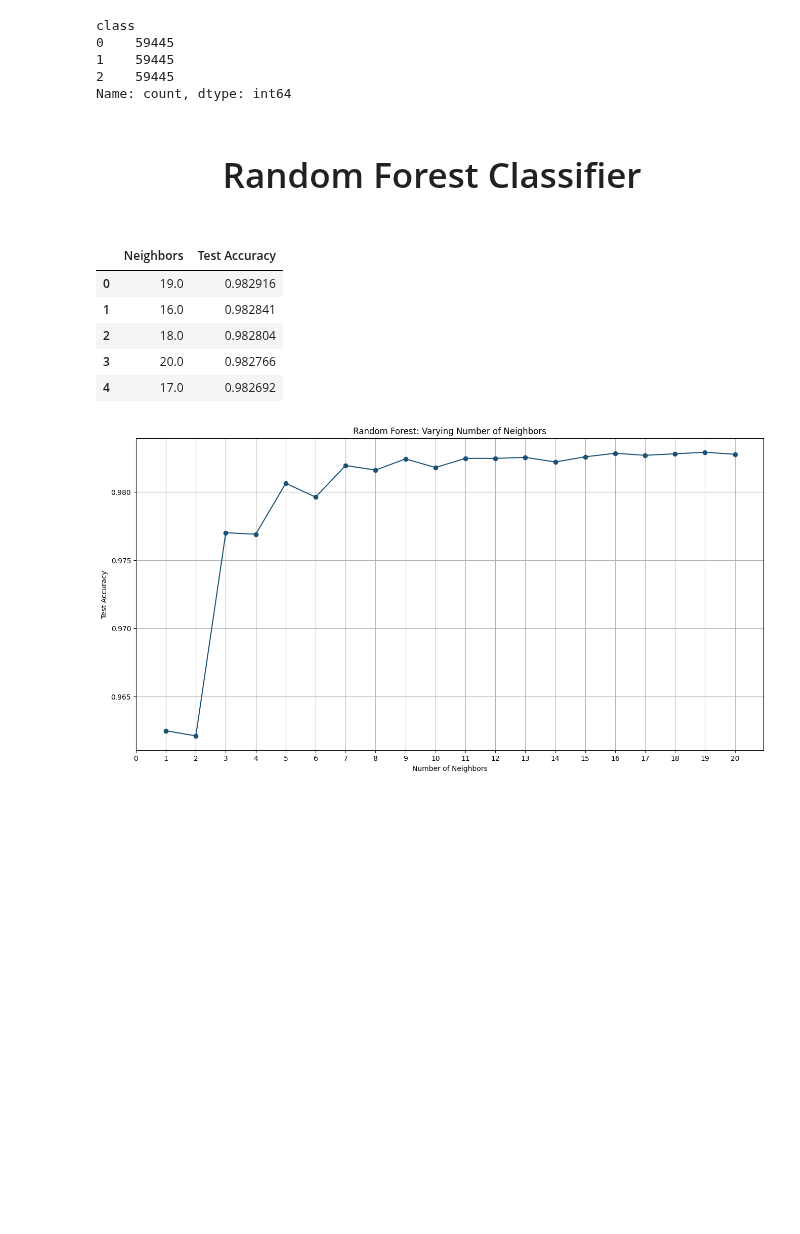
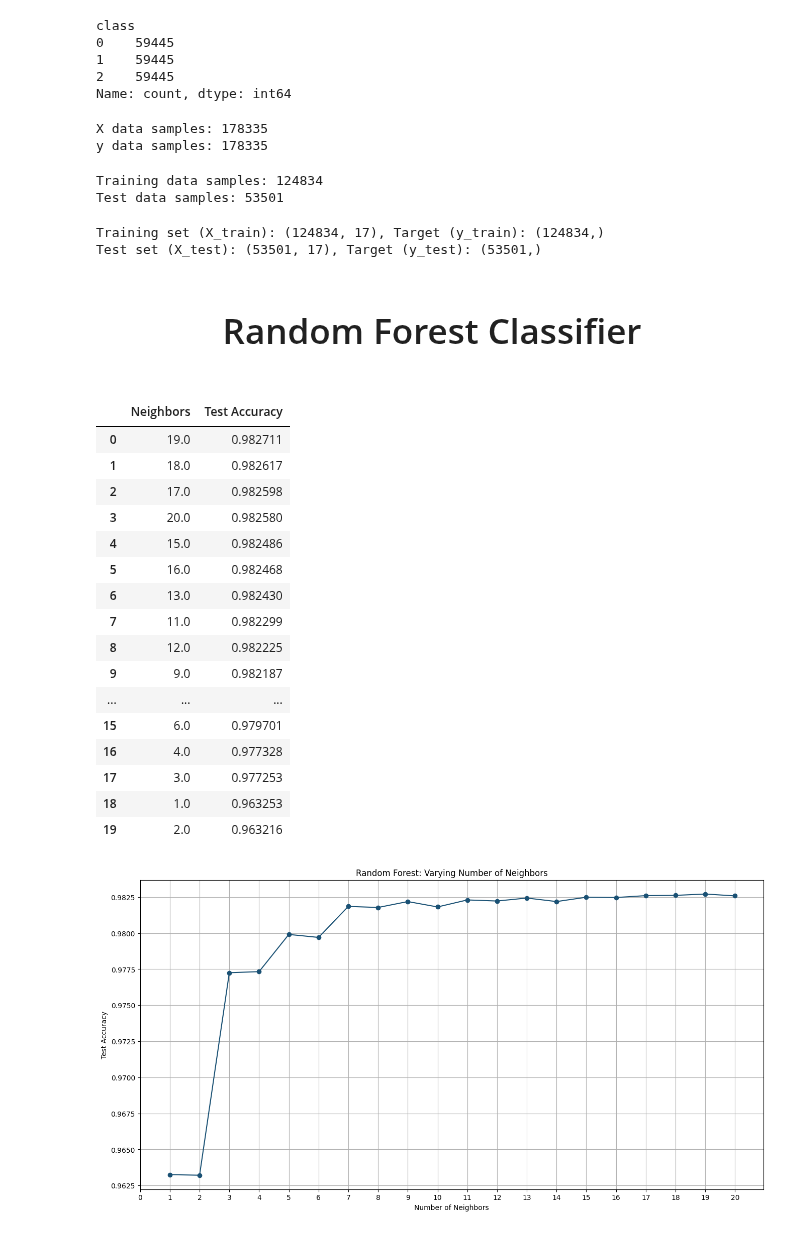
Before and after one commit to Mortti11/Deep_Learning, a Jupyter notebook: classification/RandomForest.ipynb, the cells around one changed output. Drawn from its saved outputs; the diff is of its cells as text; code cells hidden in the pictures; blank space fills up the shorter version.

Commit message:
Curve randomforest

```diff
--- a/classification/RandomForest.ipynb
+++ b/classification/RandomForest.ipynb
@@ -93,10 +112,29 @@ class
 1    59445
 2    59445
 Name: count, dtype: int64
+# %%
+print(f"X data samples: {len(X)}")
+print(f"y data samples: {len(y)}")
+# %% [output]
+X data samples: 178335
+y data samples: 178335
 # %%
 # Splitting the data into train, val and test
-X_train, X_temp, y_train, y_temp = train_test_split(X, y, test_size = 0.3, random_state = 42)
-X_val, X_test, y_val, y_test = train_test_split(X_temp, y_temp, test_size = 0.5, random_state = 42)
+X_train, X_test, y_train, y_test = train_test_split(X, y, test_size = 0.30, random_state = 42)
+# %%
+# Displaying the number of samples in each data split
+print(f"Training data samples: {len(X_train)}")
+print(f"Test data samples: {len(X_test)}")
+# %% [output]
+Training data samples: 124834
+Test data samples: 53501
+# %%
+# Displaying the shape of each data split (features and target variables)
+print(f"Training set (X_train): {X_train.shape}, Target (y_train): {y_train.shape}")
+print(f"Test set (X_test): {X_test.shape}, Target (y_test): {y_test.shape}")
+# %% [output]
+Training set (X_train): (124834, 17), Target (y_train): (124834,)
+Test set (X_test): (53501, 17), Target (y_test): (53501,)
 # %%
 # Scaling the data
 sc = StandardScaler()
@@ -119,24 +157,37 @@ scaler = RobustScaler()
   Random Forest Classifier
 </h1>
 # %%
-# I am going to create a Dataframe to store the results of Random Forest for 20 neighbors.
+# I am going to create a DataFrame to store the results of Random Forest for 20 neighbors.
 # I will sort them and observe at which number of neighbors the highest score is achieved.
-rforest_top = pd.DataFrame(columns = ['Neighbors', 'Test Accuracy'])
+rforest_top = pd.DataFrame(columns=['Neighbors', 'Test Accuracy'])
 
 for i in range(1, 21):
-    rforest = RandomForestClassifier(n_estimators = i, random_state = 42)
+    rforest = RandomForestClassifier(n_estimators=i, random_state=42)
     rforest.fit(X_train, y_train)
-    y_pred = rforest.predict(X_val)
-    accuracy = accuracy_score(y_val, y_pred)
+    y_pred = rforest.predict(X_test)
+    accuracy = accuracy_score(y_test, y_pred)
     rforest_top.loc[len(rforest_top)] = [i, accuracy]
-rforest_top.sort_values(by = 'Test Accuracy', ascending = False).head().reset_index( drop= True)
+
+# Sort the results by test accuracy in descending order
+rforest_top.sort_values(by = "Test Accuracy", ascending=False).head(20).reset_index( drop = True)
 # %% [output]
 |  | Neighbors | Test Accuracy |
-| 0 | 19.0 | 0.982916 |
-| 1 | 16.0 | 0.982841 |
-| 2 | 18.0 | 0.982804 |
-| 3 | 20.0 | 0.982766 |
-| 4 | 17.0 | 0.982692 |
+| 0 | 19.0 | 0.982711 |
+| 1 | 18.0 | 0.982617 |
+| 2 | 17.0 | 0.982598 |
+| 3 | 20.0 | 0.982580 |
+| 4 | 15.0 | 0.982486 |
+| 5 | 16.0 | 0.982468 |
+| 6 | 13.0 | 0.982430 |
+| 7 | 11.0 | 0.982299 |
+| 8 | 12.0 | 0.982225 |
+| 9 | 9.0 | 0.982187 |
+| ... | ... | ... |
+| 15 | 6.0 | 0.979701 |
+| 16 | 4.0 | 0.977328 |
+| 17 | 3.0 | 0.977253 |
+| 18 | 1.0 | 0.963253 |
+| 19 | 2.0 | 0.963216 |
 # %%
 plt.figure(figsize = (16, 8))
 plt.plot(rforest_top['Neighbors'], rforest_top['Test Accuracy'], marker = 'o', color = '#1a5174')
@@ -149,4 +200,4 @@ plt.show()
 
 # A graph serves as a good tool for comprehending the fluctuations in scores relative to the number of neighbors.
 # %% [output]
-[figure, old version]
+[figure, new version]
```
Also changed, not shown: parts of 10 cells of this notebook, 1 other file.
